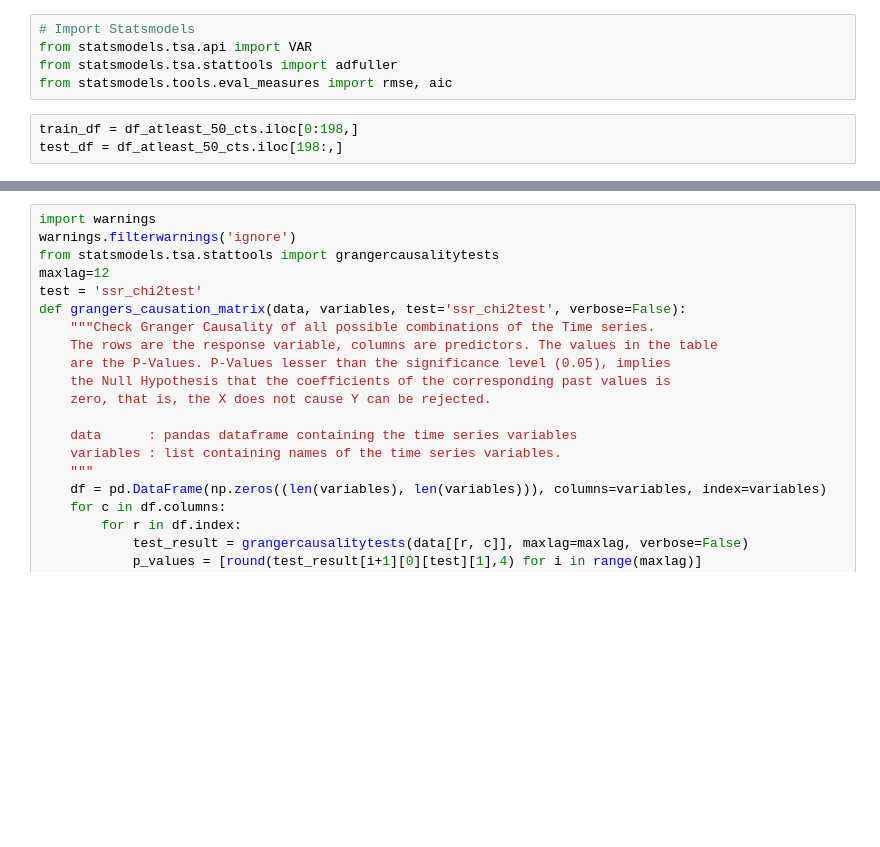
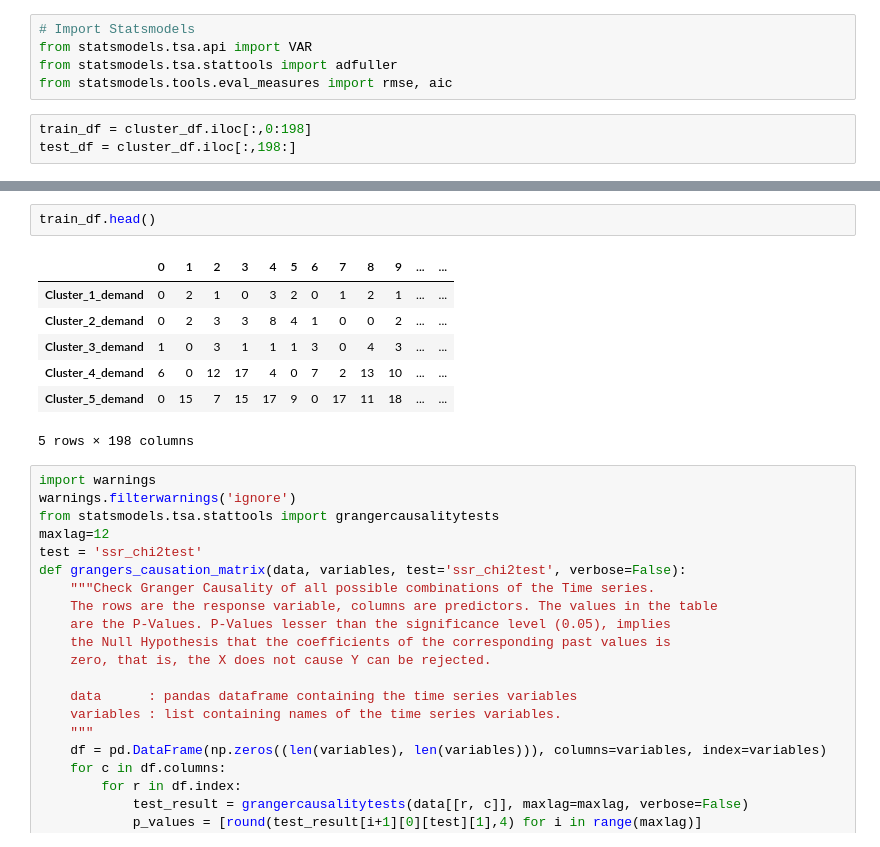
Before and after one commit to Angps1995/Spatial-Temporal-Models-for-delivery-demand-forecast, a Jupyter notebook: Models/VAR_Model.ipynb, the cells around one changed output, grey strips where cells are left out. Cells and saved outputs as stored; diff of their text form; blank space fills up the shorter version.

```diff
--- a/Models/VAR_Model.ipynb
+++ b/Models/VAR_Model.ipynb
@@ -13,8 +14,8 @@ from statsmodels.tsa.api import VAR
 from statsmodels.tsa.stattools import adfuller
 from statsmodels.tools.eval_measures import rmse, aic
 # %%
-train_df = df_atleast_50_cts.iloc[0:198,]
-test_df = df_atleast_50_cts.iloc[198:,]
+train_df = cluster_df.iloc[:,0:198]
+test_df = cluster_df.iloc[:,198:]
 # %%
 train_df.shape
 # %% [output]
@@ -22,3 +23,13 @@ train_df.shape
+# %%
+train_df.head()
+# %% [output]
+|  | 0 | 1 | 2 | 3 | 4 | 5 | 6 | 7 | 8 | 9 | ... | ... |
+| Cluster_1_demand | 0 | 2 | 1 | 0 | 3 | 2 | 0 | 1 | 2 | 1 | ... | ... |
+| Cluster_2_demand | 0 | 2 | 3 | 3 | 8 | 4 | 1 | 0 | 0 | 2 | ... | ... |
+| Cluster_3_demand | 1 | 0 | 3 | 1 | 1 | 1 | 3 | 0 | 4 | 3 | ... | ... |
+| Cluster_4_demand | 6 | 0 | 12 | 17 | 4 | 0 | 7 | 2 | 13 | 10 | ... | ... |
+| Cluster_5_demand | 0 | 15 | 7 | 15 | 17 | 9 | 0 | 17 | 11 | 18 | ... | ... |
+5 rows × 198 columns
 # %%
 import warnings
 warnings.filterwarnings('ignore')
```
Also changed, not shown: parts of 14 cells of this notebook, 8 other files.
